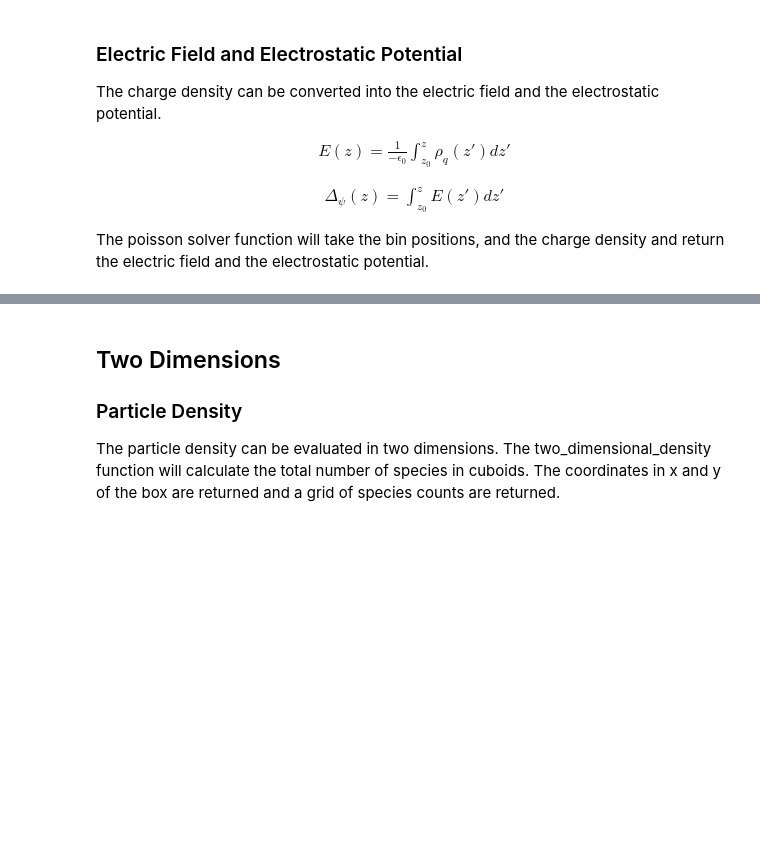
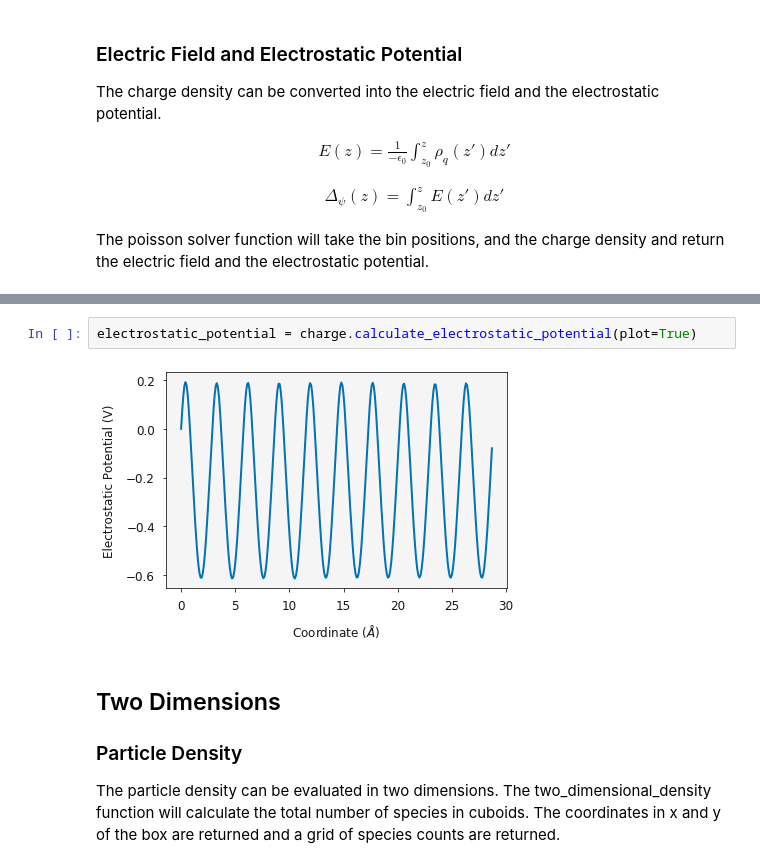
Before and after one commit to symmy596/Polypy, a Jupyter notebook: examples/notebooks/Density.ipynb, the cells around one changed output, grey strips where cells are left out. Drawn from its saved outputs; the diff is of its cells as text; blank space fills up the shorter version.

```diff
--- a/examples/notebooks/Density.ipynb
+++ b/examples/notebooks/Density.ipynb
@@ -90,3 +86,7 @@ wr.electrostatic_potential_plot(dx, potential)
+# %%
+electrostatic_potential = charge.calculate_electrostatic_potential(plot=True)
+# %% [output]
+[figure, added]
 # %% [markdown]
 ## Two Dimensions
 
```
Also changed, not shown: parts of 8 cells of this notebook, 22 other files.
